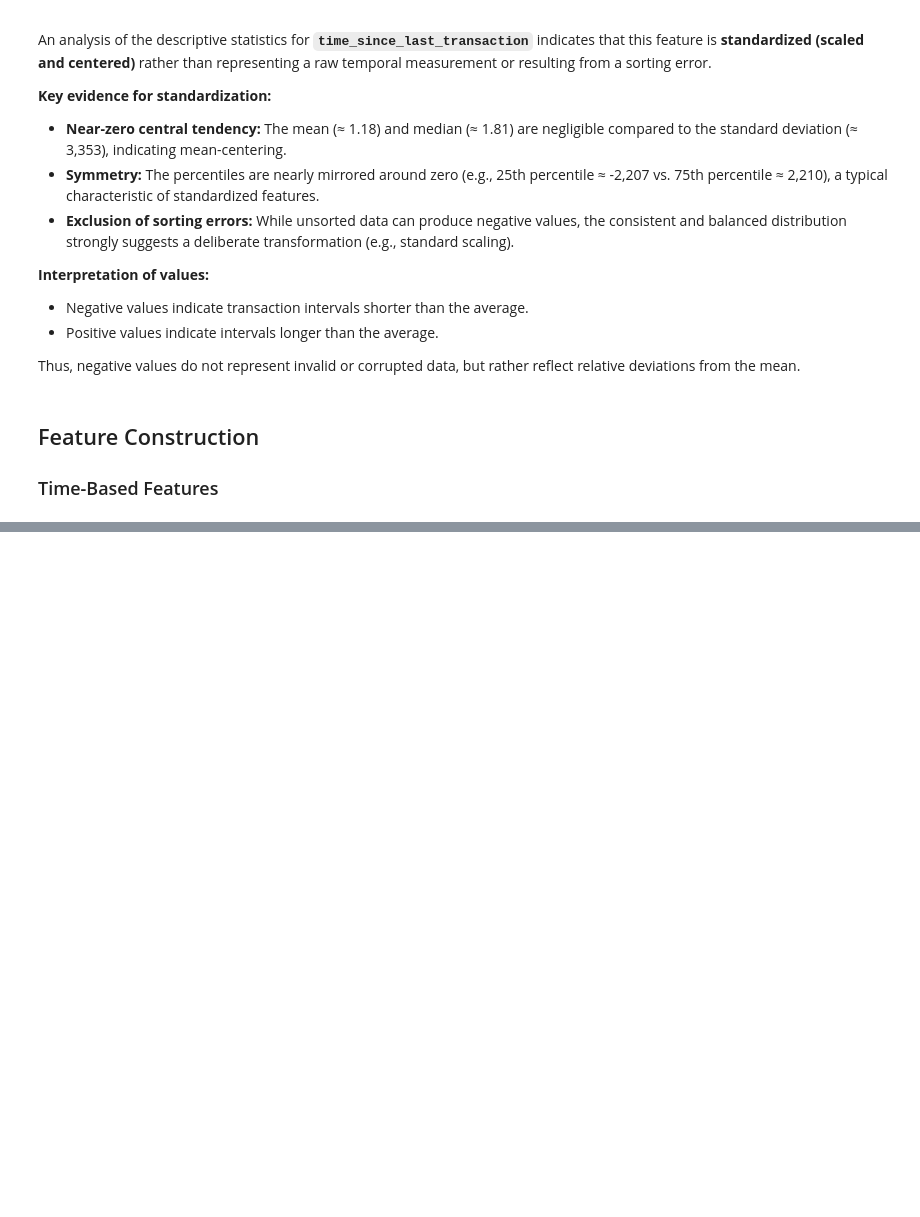
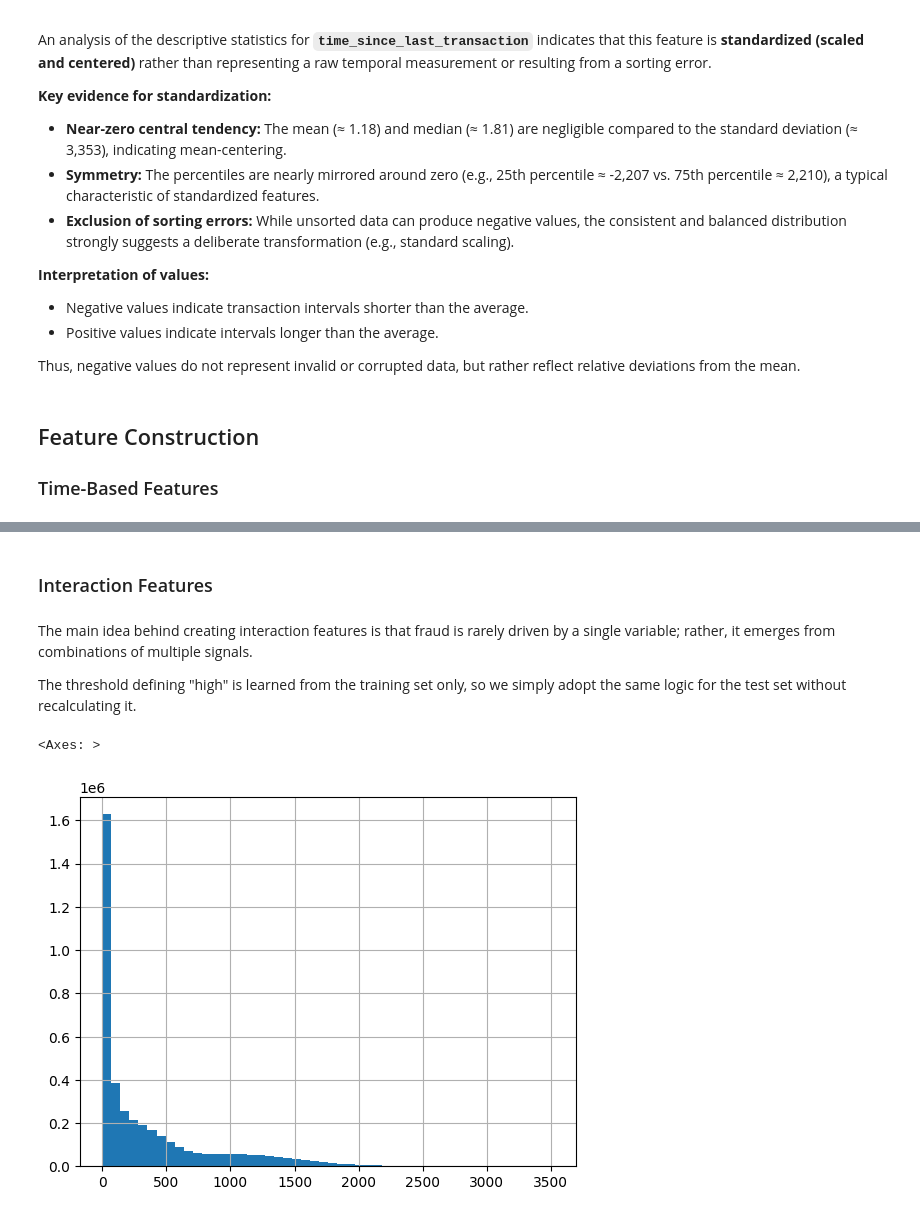
Before and after one commit to TobiSchl2010/financial-transaction-fraud-detection, a Jupyter notebook: notebooks/02_feature_engineering.ipynb, the cells around one changed output, grey strips where cells are left out. Saved outputs shown, nothing was run; the diff lists cells and outputs as text; code cells hidden in the pictures; blank space fills up the shorter version.

```diff
--- a/notebooks/02_feature_engineering.ipynb
+++ b/notebooks/02_feature_engineering.ipynb
@@ -55,3 +54,4 @@ We will use **User-Level Median Imputation** to handle missing values in the **`
 
 The median will be computed **only on the training dataset**, and the same transformation will be applied to the test dataset.
 # %%
+X_train = X_train.dropna(subset=['timestamp'])
@@ -162,2 +171,5 @@ X_train['hour_of_day'] = X_train['timestamp'].dt.hour
+# %%
+X_train["at_night"] = X_train['hour_of_day'].isin([21, 22, 23, 0, 1, 2, 3, 4, 5]).astype(int)
+X_test["at_night"] = X_test['hour_of_day'].isin([21, 22, 23, 0, 1, 2, 3, 4, 5]).astype(int)
 # %%
 X_train['weekday'] = X_train['timestamp'].dt.weekday # Monday=0, Sunday=6
@@ -197,0 +177,3 @@ Name: timestamp, dtype: datetime64[us]
+# %%
+X_train["on_weekend"] = X_train['weekday'].isin([5, 6]).astype(int)
+X_test["on_weekend"] = X_test['weekday'].isin([5, 6]).astype(int)
@@ -197,0 +182,2 @@ Name: timestamp, dtype: datetime64[us]
+# %%
+X_train["log_amount"] = np.log(X_train["amount"])
@@ -197,0 +200,11 @@ Name: timestamp, dtype: datetime64[us]
+# %% [markdown]
+### Interaction Features
+# %% [markdown]
+The main idea behind creating interaction features is that fraud is rarely driven by a single variable; rather, it emerges from combinations of multiple signals.
+
+ The threshold defining "high" is learned from the training set only, so we simply adopt the same logic for the test set without recalculating it.
+# %%
+X_train["amount"].hist(bins=50)
+# %% [output]
+<Axes: >
+[figure, added]
```
Also changed, not shown: parts of 44 cells of this notebook, 3 other files.
